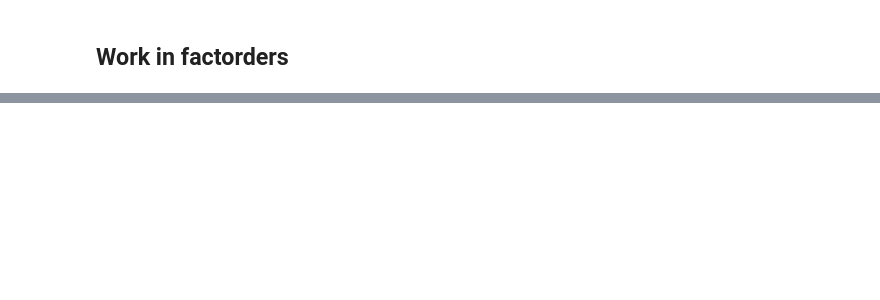
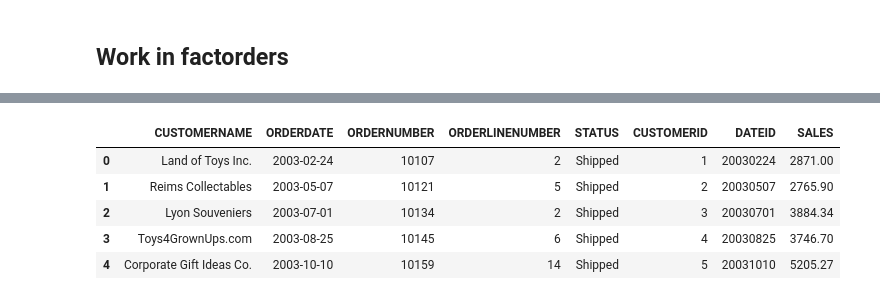
Before and after one commit to Sandokhan/dw, a Jupyter notebook: main.ipynb, the cells around one changed output, grey strips where cells are left out. Drawn from its saved outputs; the diff is of its cells as text; code cells hidden in the pictures; blank space fills up the shorter version.

Commit message:
Fix code to add measures on factorderlines, removing unused kpis.

```diff
--- a/main.ipynb
+++ b/main.ipynb
@@ -374,6 +381,13 @@ df_factorders.head()
 # %%
-df_join = df_factorders.merge(df_merged[['ORDERNUMBER', 'ORDERLINENUMBER', 'CUSTOMERID', 'DATEID', 'SALEPRICE']], on=['ORDERNUMBER', 'ORDERLINENUMBER'], how='left')
+df_join = df_factorders.merge(df_merged[['ORDERNUMBER', 'ORDERLINENUMBER', 'CUSTOMERID', 'DATEID', 'SALES']], on=['ORDERNUMBER', 'ORDERLINENUMBER'], how='left')
 df_join.head()
+# %% [output]
+|  | CUSTOMERNAME | ORDERDATE | ORDERNUMBER | ORDERLINENUMBER | STATUS | CUSTOMERID | DATEID | SALES |
+| 0 | Land of Toys Inc. | 2003-02-24 | 10107 | 2 | Shipped | 1 | 20030224 | 2871.00 |
+| 1 | Reims Collectables | 2003-05-07 | 10121 | 5 | Shipped | 2 | 20030507 | 2765.90 |
+| 2 | Lyon Souveniers | 2003-07-01 | 10134 | 2 | Shipped | 3 | 20030701 | 3884.34 |
+| 3 | Toys4GrownUps.com | 2003-08-25 | 10145 | 6 | Shipped | 4 | 20030825 | 3746.70 |
+| 4 | Corporate Gift Ideas Co. | 2003-10-10 | 10159 | 14 | Shipped | 5 | 20031010 | 5205.27 |
 # %%
 # Drop columns 'CUSTOMERNAME', AND 'ORDERDATE'
 df_join.drop(columns=['CUSTOMERNAME', 'ORDERDATE'], inplace=True)
```
Also changed, not shown: parts of 10 cells of this notebook, 1 other file.
